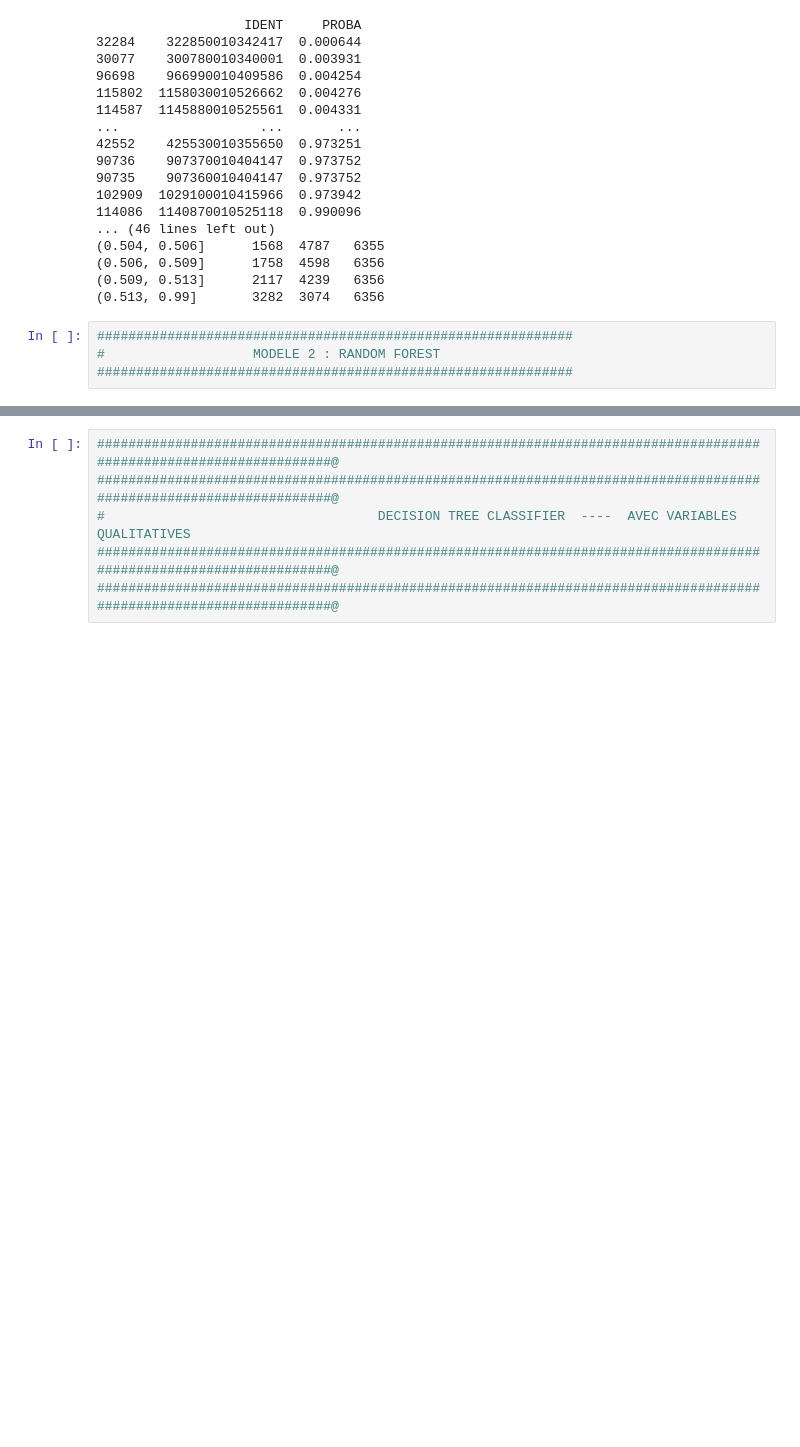
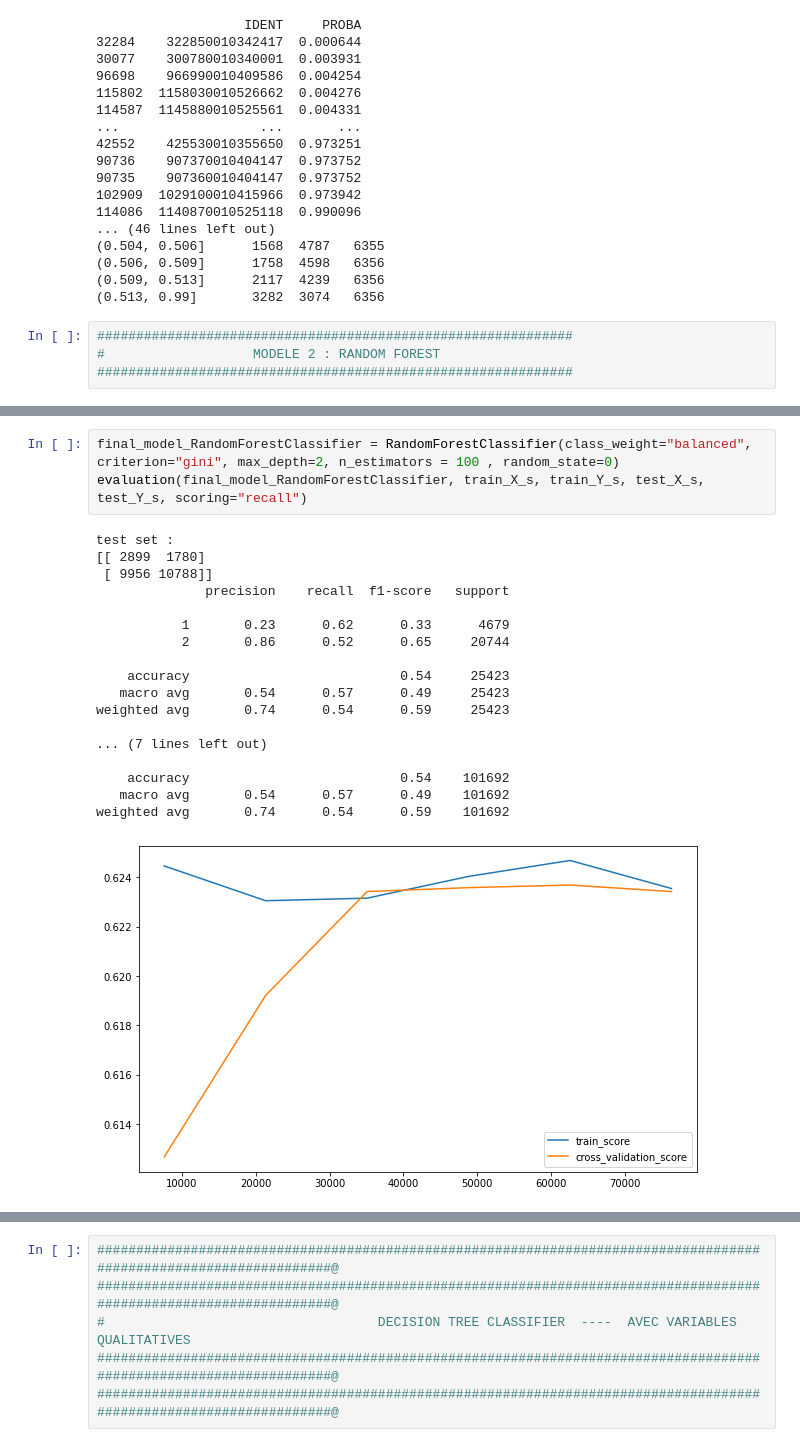
Before and after one commit to christian235711/Predict_models_fdf21, a Jupyter notebook: FDF21_model_AdaBoost_DecisionTreeClassifier_RandomForest.ipynb, the cells around one changed output, grey strips where cells are left out. Drawn from its saved outputs; the diff is of its cells as text; blank space fills up the shorter version.

```diff
--- a/FDF21_model_AdaBoost_DecisionTreeClassifier_RandomForest.ipynb
+++ b/FDF21_model_AdaBoost_DecisionTreeClassifier_RandomForest.ipynb
@@ -457,0 +507,22 @@ quarantiles(model=final_model_AdaBoost, data_orig=data, affichage=True, save=Fal
+# %%
+final_model_RandomForestClassifier = RandomForestClassifier(class_weight="balanced", criterion="gini", max_depth=2, n_estimators = 100 , random_state=0)
+evaluation(final_model_RandomForestClassifier, train_X_s, train_Y_s, test_X_s, test_Y_s, scoring="recall")
+# %% [output]
+test set :
+[[ 2899  1780]
+ [ 9956 10788]]
+              precision    recall  f1-score   support
+
+           1       0.23      0.62      0.33      4679
+           2       0.86      0.52      0.65     20744
+
+    accuracy                           0.54     25423
+   macro avg       0.54      0.57      0.49     25423
+weighted avg       0.74      0.54      0.59     25423
+
+... (7 lines left out)
+
+    accuracy                           0.54    101692
+   macro avg       0.54      0.57      0.49    101692
+weighted avg       0.74      0.54      0.59    101692
+[figure, added]
```
Also changed, not shown: parts of 70 cells of this notebook.
